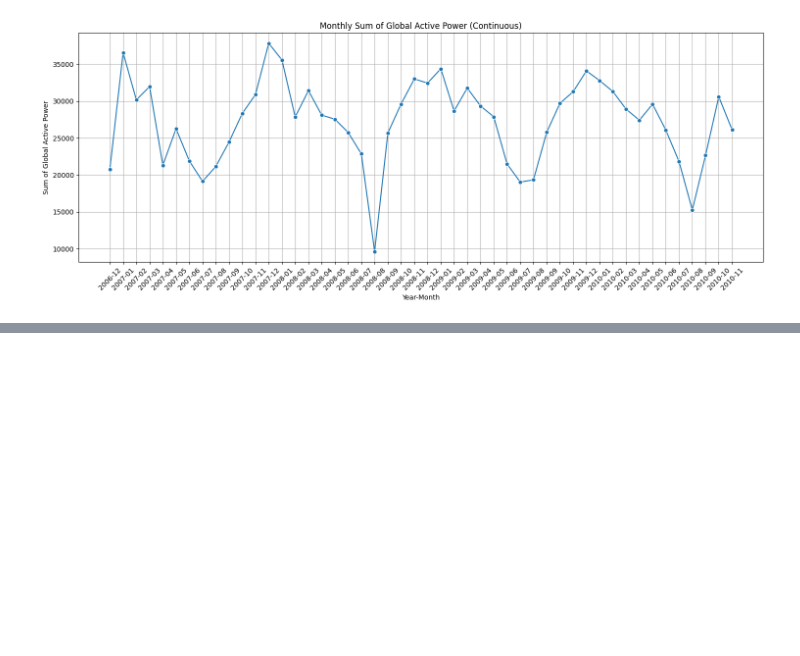
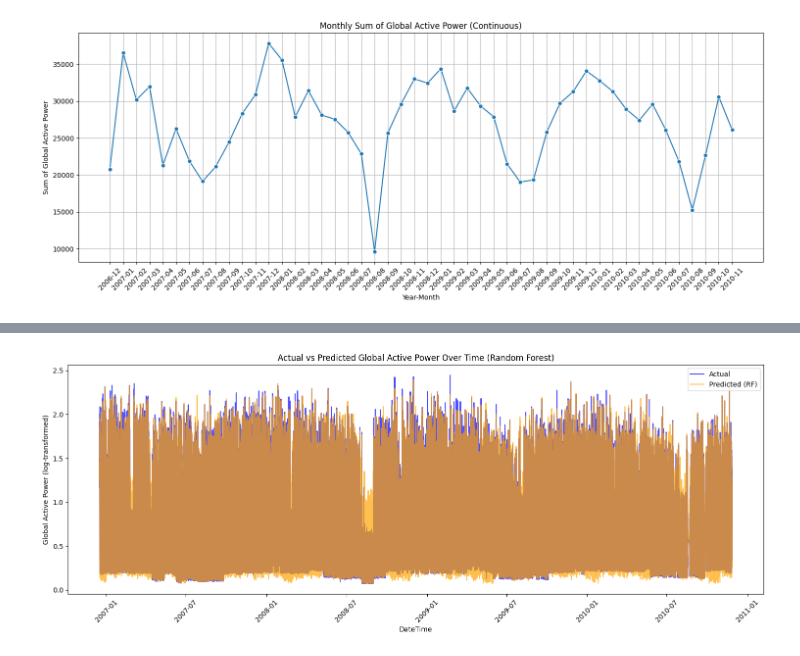
Before and after one commit to SankarSivan/Household_Power_Consumption, a Jupyter notebook: Power_Consumption_ETL.ipynb, the cells around one changed output, grey strips where cells are left out. Drawn from its saved outputs; the diff is of its cells as text; code cells hidden in the pictures; blank space fills up the shorter version.

```diff
--- a/Power_Consumption_ETL.ipynb
+++ b/Power_Consumption_ETL.ipynb
@@ -420,0 +504,20 @@ plt.show()
+# %%
+# Predict on test set
+y_pred_lr = lr_model.predict(X_test)
+y_pred_rf = rf_model.predict(X_test)
+y_pred_gb = gb_model.predict(X_test)
+
+# Evaluation metrics function
+def evaluate_model(y_true, y_pred, model_name):
+	rmse = np.sqrt(mean_squared_error(y_true, y_pred))
+	mae = mean_absolute_error(y_true, y_pred)
+	r2 = r2_score(y_true, y_pred)
+	print(f"{model_name} Evaluation:")
+	print(f"  RMSE: {rmse:.4f}")
+	print(f"  MAE: {mae:.4f}")
+	print(f"  R^2: {r2:.4f}\n")
+
+# Evaluate each model
+evaluate_model(y_test, y_pred_lr, "Linear Regression")
+evaluate_model(y_test, y_pred_rf, "Random Forest")
+evaluate_model(y_test, y_pred_gb, "Gradient Boosting")
@@ -420,0 +539,25 @@ plt.show()
+# %%
+# Create a DataFrame to compare actual vs predicted values for Random Forest
+results_df = X_test.copy()
+results_df['Actual'] = y_test
+results_df['Predicted'] = y_pred_rf
+
+# If DateTime is not in X_test, merge with df1 to get DateTime
+if 'DateTime' not in results_df.columns:
+	results_df = results_df.merge(df1[['DateTime']], left_index=True, right_index=True)
+
+# Sort by DateTime for proper plotting
+results_df = results_df.sort_values('DateTime')
+
+plt.figure(figsize=(15, 6))
+plt.plot(results_df['DateTime'], results_df['Actual'], label='Actual', color='blue', alpha=0.7)
+plt.plot(results_df['DateTime'], results_df['Predicted'], label='Predicted (RF)', color='orange', alpha=0.7)
+plt.xlabel('DateTime')
+plt.ylabel('Global Active Power (log-transformed)')
+plt.title('Actual vs Predicted Global Active Power Over Time (Random Forest)')
+plt.legend()
+plt.xticks(rotation=45)
+plt.tight_layout()
+plt.show()
+# %% [output]
+[figure, added]
```
Also changed, not shown: parts of 22 cells of this notebook.
